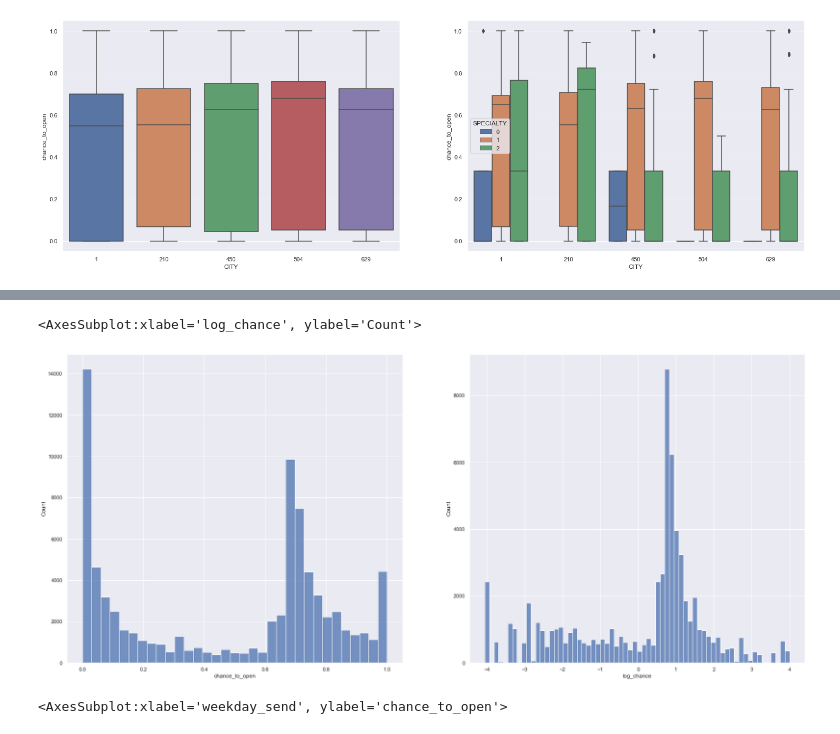
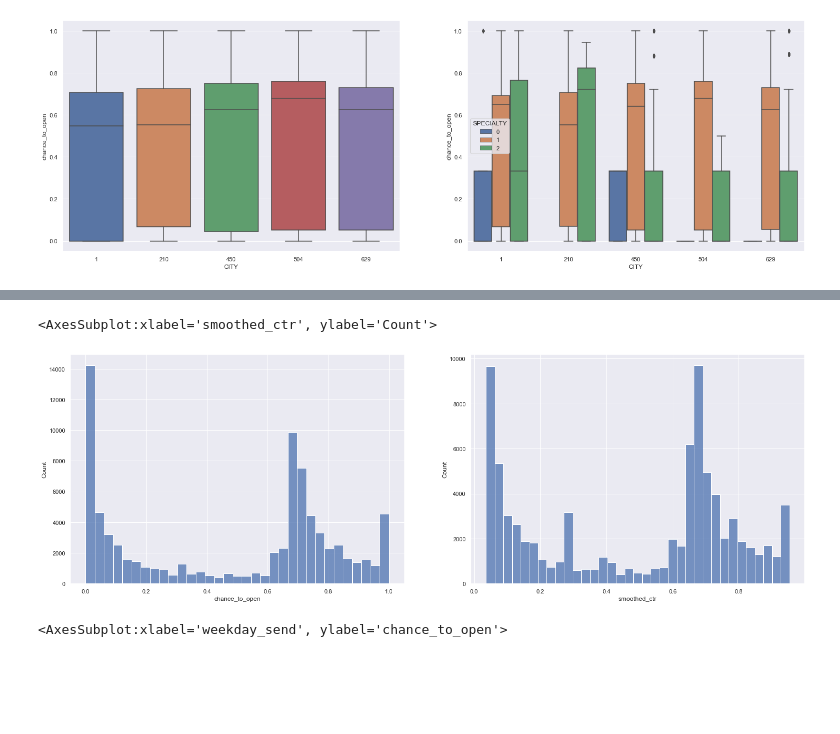
Before and after one commit to IvanovNA01/test_task_junior, a Jupyter notebook: test_to_jun1.ipynb, the cells around one changed output, grey strips where cells are left out. Saved outputs shown, nothing was run; the diff lists cells and outputs as text; code cells hidden in the pictures; blank space fills up the shorter version.

Commit message:
target and smoothed_ctr

```diff
--- a/test_to_jun1.ipynb
+++ b/test_to_jun1.ipynb
@@ -565,7 +579,7 @@ sns.boxplot(data=Top_city_df, x="CITY", y="chance_to_open", hue="SPECIALTY", ax=
 [figure]
 # %%
 
-features_df = final_df.drop(columns=["date_send","ASSET_ID","ACTIVITY_DATE","REGION1","REGION2","REGION3","CITY","ID_mail_company","CURRENT_STATUS","send_mail","open_mail"])
+features_df = final_df.drop(columns=["date_send","ASSET_ID","ACTIVITY_DATE_x","REGION1","REGION2","REGION3","CITY","ID_mail_company","CURRENT_STATUS","send_mail","open_mail"])
 # %%
 # выделяем категориальные переменные
 categorical_var = features_df[["BRANDS","KEY_MESSAGE","CONTENT_TYPE","SEGMENT"]].columns.to_list()
@@ -588,3 +602,2 @@ features_df
 # %%
-features_df["log_chance"] = np.log(features_df.chance_to_open/(1-features_df.chance_to_open))
-features_df
+#features_df["log_chance"] = np.log(features_df.chance_to_open/(1-features_df.chance_to_open))
@@ -605,10 +604,19 @@ features_df
+# %%
+# введем сглаженный ctr вместо шанса открытия для каждого юзера - чтобы ограничить влияние тех у кого мало посланных писем,
+# так как их статистика не точна изза малого количества экспериментов
+def smoothed_ctr(send_mail, open_mail, global_ctr, a):
+  smoothed_ctr = (open_mail + a*global_ctr)/(send_mail + a)
+  return round(smoothed_ctr,3)
+# %%
+global_ctr = final_df.open_mail.sum()/final_df.send_mail.sum()
+features_df['smoothed_ctr'] = smoothed_ctr(final_df.send_mail, final_df.open_mail,global_ctr, 5)
 # %%
 fig, axs = plt.subplots(1,2)
 sns.histplot(features_df, x="chance_to_open", ax=axs[0])
-sns.histplot(features_df, x="log_chance", ax=axs[1])
+sns.histplot(features_df, x="smoothed_ctr", ax=axs[1])
 # %% [output]
-<AxesSubplot:xlabel='log_chance', ylabel='Count'>
+<AxesSubplot:xlabel='smoothed_ctr', ylabel='Count'>
-[figure, old version]
+[figure, new version]
 # %%
 # ПРОАНАЛИЗИРУЕМ ВЛИЯНИЕ ВРЕМЕНИ И ДНЯ НЕДЕЛИ
 sns.set(rc={'figure.figsize':(28,12)})
```
Also changed, not shown: parts of 10 cells of this notebook.
